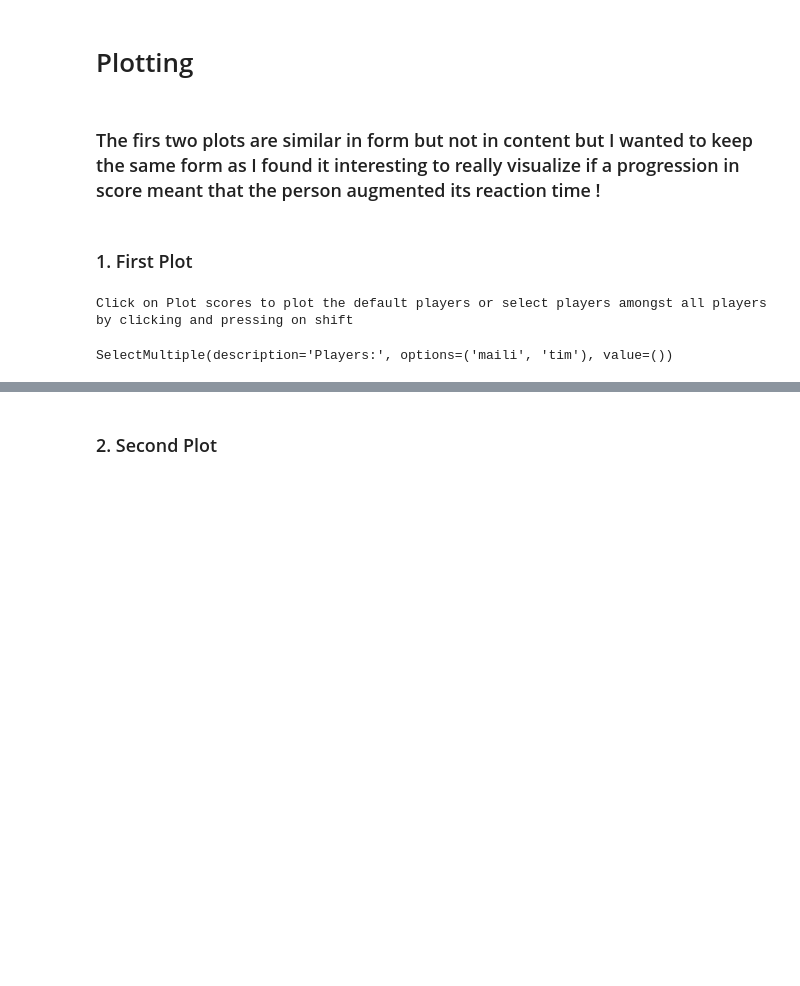
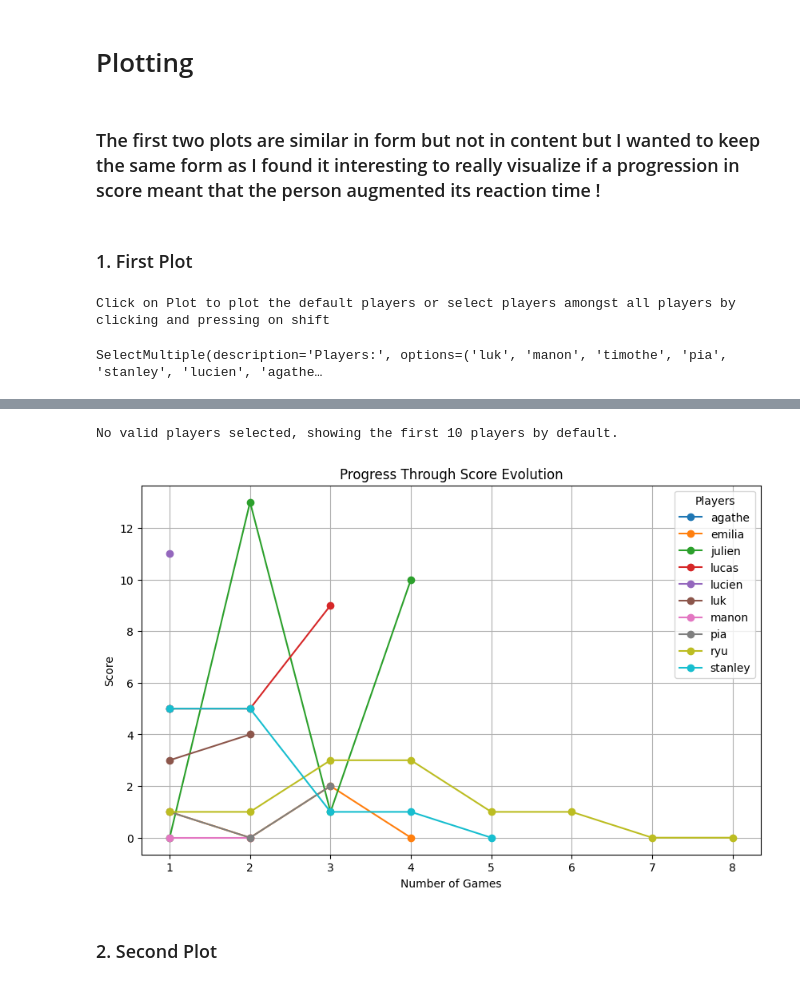
Before and after one commit to MailiTruong/ComputeSci, a Jupyter notebook: Week3/StackRush/StackRush.ipynb, the cells around one changed output, grey strips where cells are left out. Drawn from its saved outputs; the diff is of its cells as text; code cells hidden in the pictures; blank space fills up the shorter version.

```diff
--- a/Week3/StackRush/StackRush.ipynb
+++ b/Week3/StackRush/StackRush.ipynb
@@ -52,7 +52,7 @@ display(df)
 # %% [markdown]
 # Plotting
 # %% [markdown]
-### The firs two plots are similar in form but not in content but I wanted to keep the same form as I found it interesting to really visualize if a progression in score meant that the person augmented its reaction time !
+### The first two plots are similar in form but not in content but I wanted to keep the same form as I found it interesting to really visualize if a progression in score meant that the person augmented its reaction time !
 # %% [markdown]
 ### 1. First Plot
 # %%
@@ -61,42 +61,44 @@ import ipywidgets as widgets
 from IPython.display import display
 # %%
 available_players = df['names'].unique()
-print("Click on Plot scores to plot the default players or select players amongst all players by clicking and pressing on shift")
+print("Click on Plot to plot the default players or select players amongst all players by clicking and pressing on shift")
 # Create a multi-select widget
 player_selector = widgets.SelectMultiple(
     options=available_players,
     description='Players:',
     disabled=False
 )
-plot_button = widgets.Button(description="Plot Scores")
+plot_button = widgets.Button(description="Plot")
 
 # Function to plot the selected players
 def plot_scores(button):
     plt.close('all')
     selected_players = list(player_selector.value)
     plt.figure(figsize=(10, 6))
     if not selected_players:
         print("No valid players selected, showing the first 10 players by default.")
         for i, (player, group) in enumerate(df.groupby('names')):
             if i >= 10: break
             plt.plot(group['game number'], group['score'], label=player, marker='o')
     else:
         for player, group in df[df['names'].isin(selected_players)].groupby('names'):
             plt.plot(group['game number'], group['score'], label=player, marker='o')
 
     plt.xlabel('Number of Games')
     plt.ylabel('Score')
     plt.title('Progress Through Score Evolution')
     plt.legend(title="Players")
     plt.grid(True)
     plt.show()
 
 plot_button.on_click(plot_scores)
 display(player_selector, plot_button)
 # %% [output]
-Click on Plot scores to plot the default players or select players amongst all players by clicking and pressing on shift
+Click on Plot to plot the default players or select players amongst all players by clicking and pressing on shift
-SelectMultiple(description='Players:', options=('maili', 'tim'), value=())
+SelectMultiple(description='Players:', options=('luk', 'manon', 'timothe', 'pia', 'stanley', 'lucien', 'agathe…
 [interactive output not drawn]
+No valid players selected, showing the first 10 players by default.
+[figure, added]
 # %% [markdown]
 ### 2. Second Plot
 # %% [markdown]
```
Also changed, not shown: parts of 3 cells of this notebook, 1 other file.
